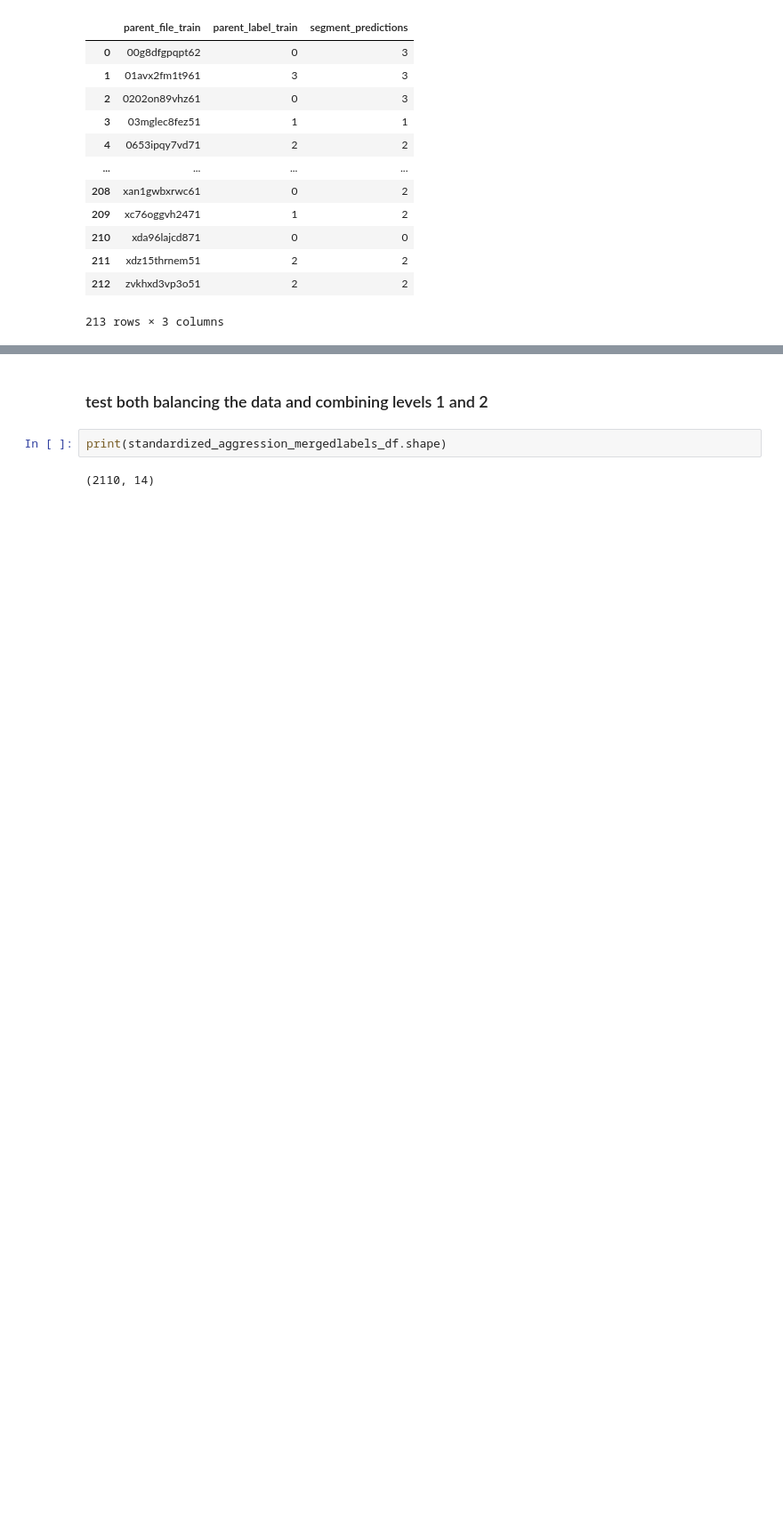
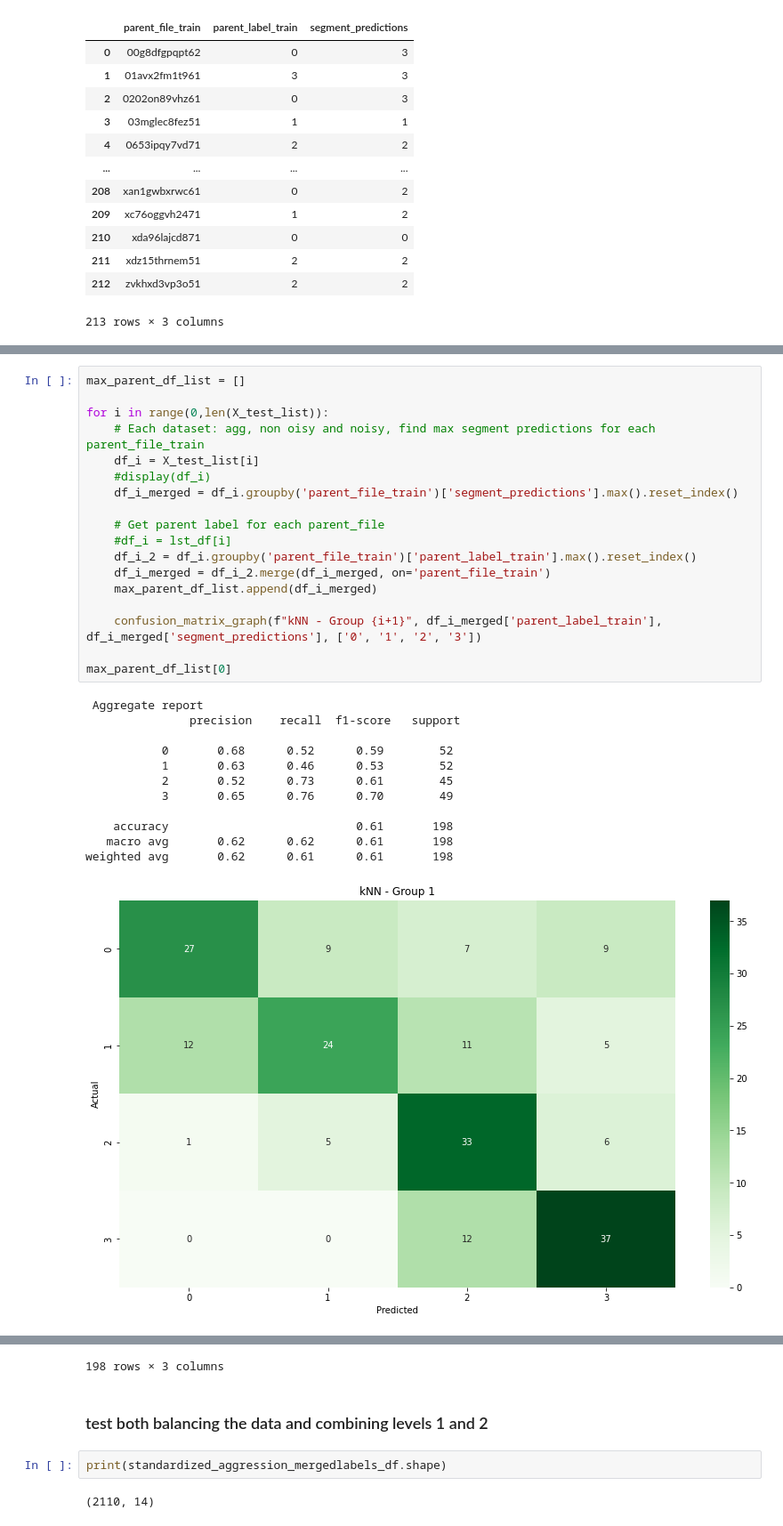
Before and after one commit to TheSameerAhmed/anger-detection-ml, a Jupyter notebook: modelling/modelling.ipynb, the cells around one changed output, grey strips where cells are left out. Shown: that part at 89% size. Drawn from its saved outputs; the diff is of its cells as text; blank space fills up the shorter version.

```diff
--- a/modelling/modelling.ipynb
+++ b/modelling/modelling.ipynb
@@ -1303,0 +1411,31 @@ weighted avg       0.73      0.58      0.60        36
+# %%
+max_parent_df_list = []
+
+for i in range(0,len(X_test_list)):
+    # Each dataset: agg, non oisy and noisy, find max segment predictions for each parent_file_train
+    df_i = X_test_list[i]
+    #display(df_i)
+    df_i_merged = df_i.groupby('parent_file_train')['segment_predictions'].max().reset_index()
+
+    # Get parent label for each parent_file
+    #df_i = lst_df[i]
+    df_i_2 = df_i.groupby('parent_file_train')['parent_label_train'].max().reset_index()
+    df_i_merged = df_i_2.merge(df_i_merged, on='parent_file_train')
+    max_parent_df_list.append(df_i_merged)
+
+    confusion_matrix_graph(f"kNN - Group {i+1}", df_i_merged['parent_label_train'], df_i_merged['segment_predictions'], ['0', '1', '2', '3'])
+
+max_parent_df_list[0]
+# %% [output]
+ Aggregate report
+               precision    recall  f1-score   support
+
+           0       0.68      0.52      0.59        52
+           1       0.63      0.46      0.53        52
+           2       0.52      0.73      0.61        45
+           3       0.65      0.76      0.70        49
+
+    accuracy                           0.61       198
+   macro avg       0.62      0.62      0.61       198
+weighted avg       0.62      0.61      0.61       198
+[figure, added]
@@ -1304,3 +1478,4 @@ weighted avg       0.73      0.58      0.60        36
+198 rows × 3 columns
 # %% [markdown]
 ### test both balancing the data and combining levels 1 and 2
 # %%
```
Also changed, not shown: parts of 15 cells of this notebook, 1 other file.
